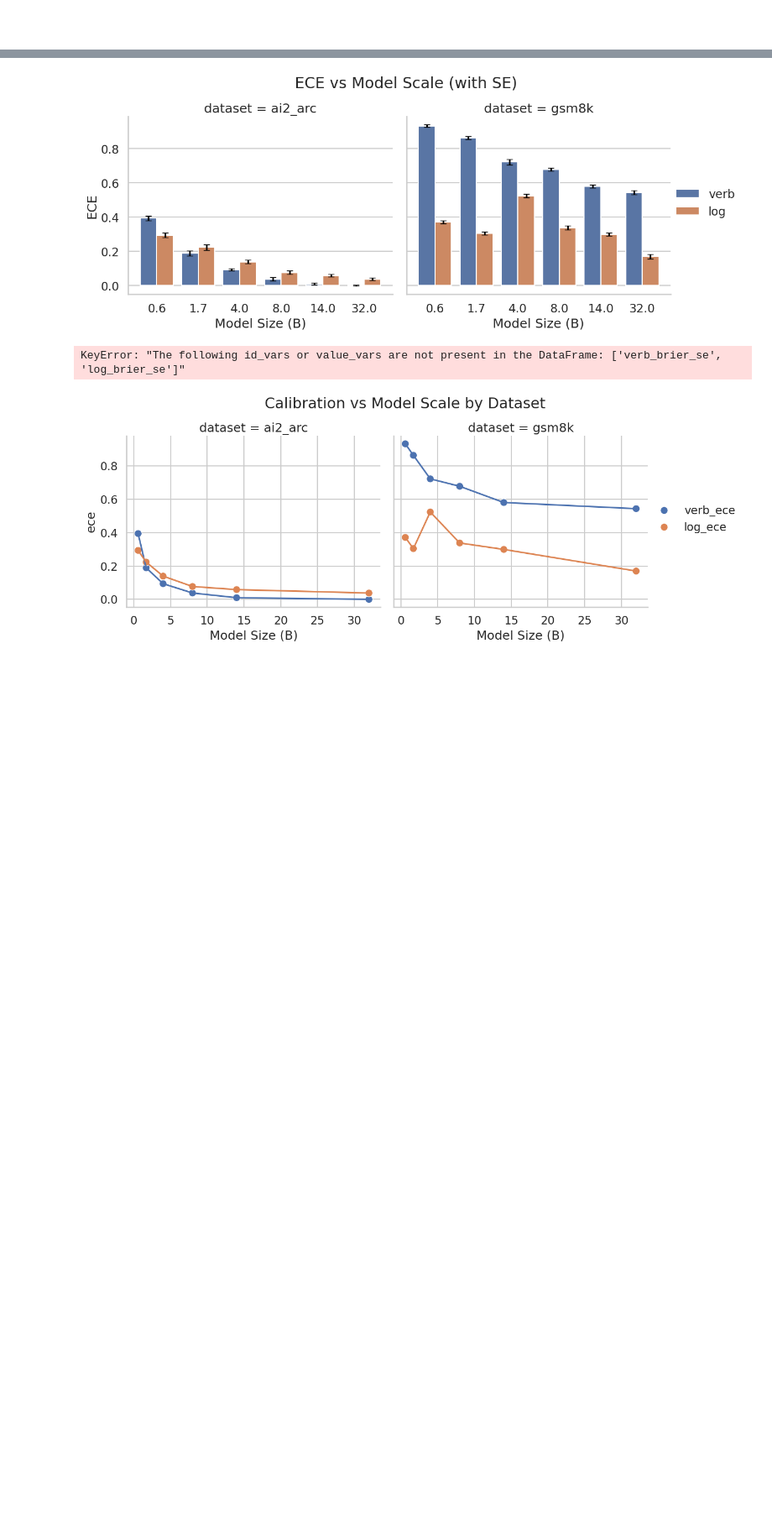
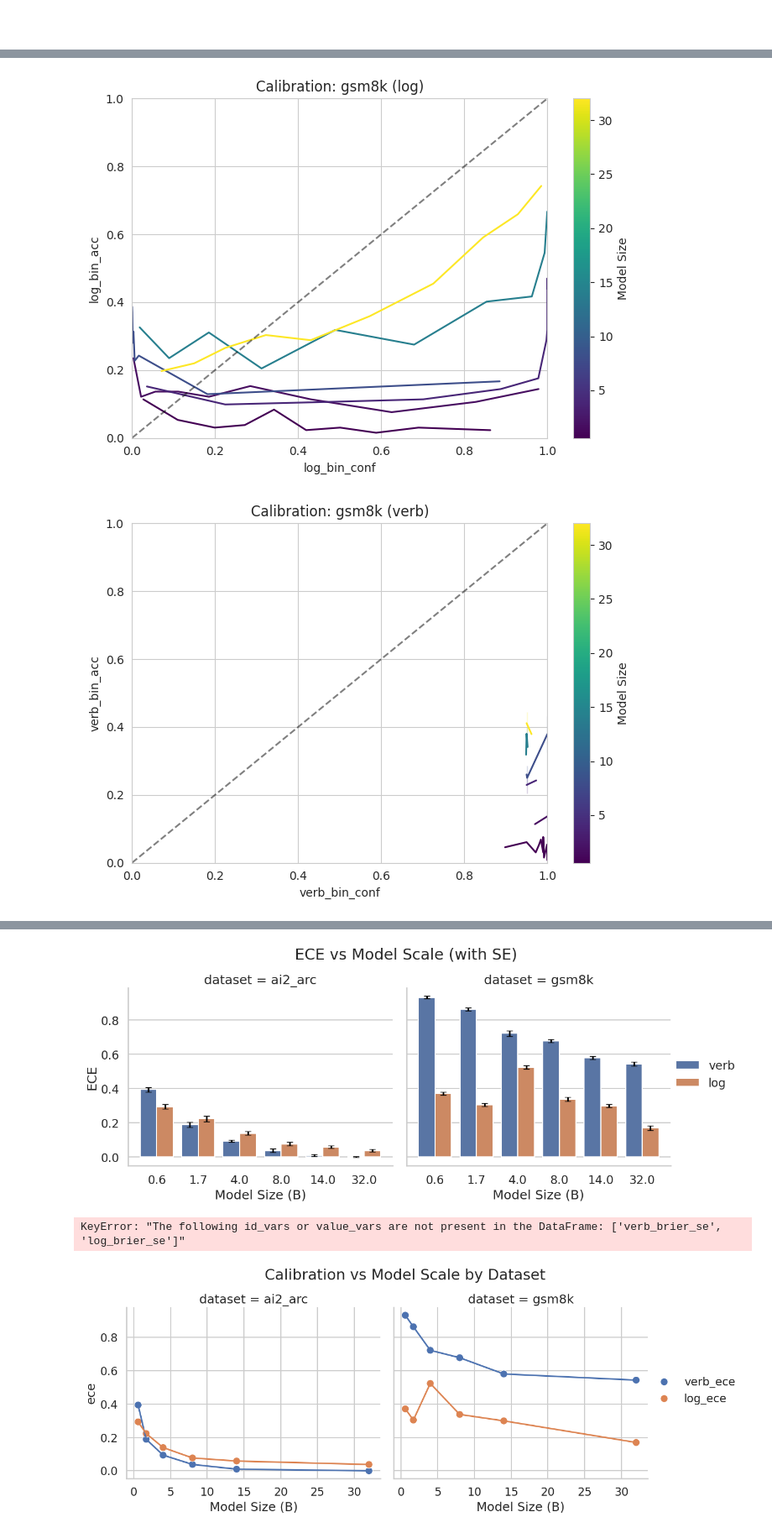
Before and after one commit to itsfernn/llm_calibration, a Jupyter notebook: notebooks/CalibrationVsSize2.ipynb, the cells around one changed output, grey strips where cells are left out. Shown at 84% size. Cells and saved outputs as stored; diff of their text form; code cells hidden in the pictures; blank space fills up the shorter version.

```diff
--- a/notebooks/CalibrationVsSize2.ipynb
+++ b/notebooks/CalibrationVsSize2.ipynb
@@ -114,8 +98,9 @@ import pandas as pd
 from src import metrics
 
 records = []
+datasets = df.index.get_level_values("dataset").unique()
 
-for dataset in ["gsm8k", "ai2_arc"]:
+for dataset in datasets:
     files = df.xs(dataset, level="dataset")
 
     for model, row in files.iterrows():
@@ -201,0 +204,64 @@ summary
+# %%
+import numpy as np
+import pandas as pd
+import seaborn as sns
+import matplotlib.pyplot as plt
+
+def plot_calibration(df, method="verb", dataset=None):
+    data = df.reset_index()
+
+    # Optional filtering by dataset
+    if dataset is not None:
+        data = data[data["dataset"] == dataset]
+    else:
+        # Fix: Added 'raise' to properly throw the exception
+        raise ValueError("Please specify a dataset to plot calibration curves.")
+
+    data = data.explode([f"{method}_bin_conf", f"{method}_bin_acc"])
+
+    # Ensure model_size is numeric so the continuous colormap doesn't break
+    data["model_size"] = pd.to_numeric(data["model_size"])
+
+    fig, ax = plt.subplots(figsize=(7, 5))
+
+    # 1. Define colormap and normalize based on the model_size range
+    cmap = "viridis"
+    norm = plt.Normalize(data["model_size"].min(), data["model_size"].max())
+
+    # 2. Plot the data (Fix: Removed trailing 'co')
+    sns.lineplot(
+        data=data,
+        x=f"{method}_bin_conf",
+        y=f"{method}_bin_acc",
+        hue="model_size",
+        markers="o",
+        legend=False,
+        palette=cmap,
+        hue_norm=norm,
+        ax=ax
+    )
+
+    # 3. Create the ScalarMappable and add the colorbar
+    sm = plt.cm.ScalarMappable(cmap=cmap, norm=norm)
+    sm.set_array([])
+
+    cbar = fig.colorbar(sm, ax=ax)
+    cbar.set_label('Model Size')
+
+    # 4. Standard formatting
+    ax.set_xlim(0, 1)
+    ax.set_ylim(0, 1)
+    ax.plot([0, 1], [0, 1], "k--", alpha=0.5)
+    ax.set_title(f"Calibration: {dataset} ({method})") # Added a dynamic title
+
+    plt.tight_layout()
+    plt.show()
+
+# Your function calls will now work as intended
+plot_calibration(summary, method="log", dataset="gsm8k")
+plot_calibration(summary, method="verb", dataset="gsm8k")
+plot_calibration(summary, method="log", dataset="ai2_arc")
+plot_calibration(summary, method="verb", dataset="ai2_arc")
+# %% [output]
+[figure, added]
+[figure, added]
```
Also changed, not shown: parts of 4 cells of this notebook, 3 other files.
